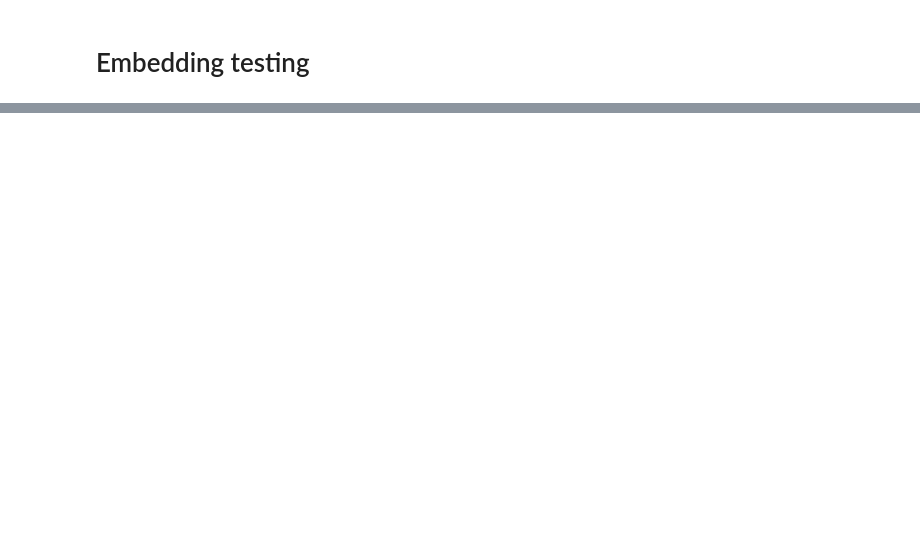
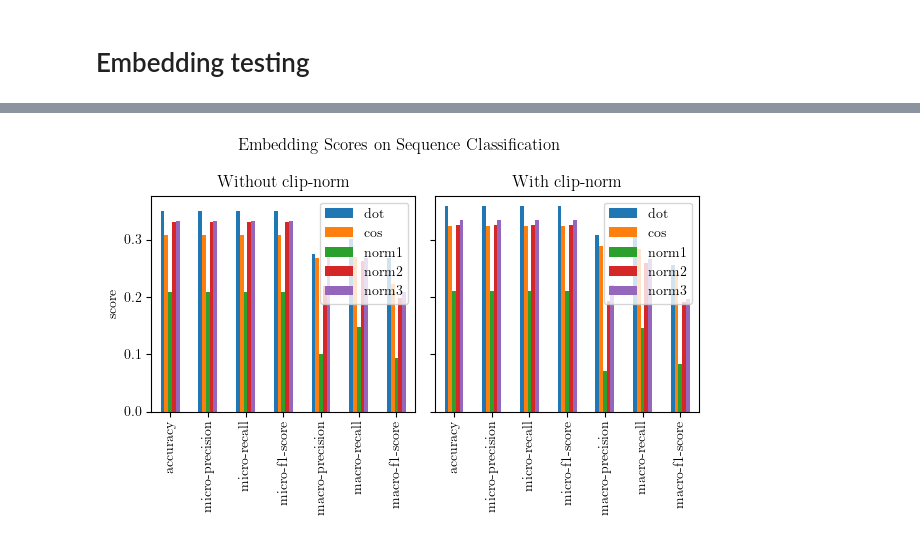
Before and after one commit to Burt360/word-embeddings, a Jupyter notebook: evaluate-results.ipynb, the cells around one changed output, grey strips where cells are left out. Cells and saved outputs as stored; diff of their text form; code cells hidden in the pictures; blank space fills up the shorter version.

```diff
--- a/evaluate-results.ipynb
+++ b/evaluate-results.ipynb
@@ -84,0 +128,21 @@ test_val_losses_df
+# %%
+fig, axs = plt.subplots(1, 2, sharey=True, figsize=(WIDTH, 4))
+
+ax = axs[0]
+test_stats_df.iloc[:5, :].T.plot.bar(ax=ax)
+ax.set_ylabel('score')
+ax.set_title('Without clip-norm')
+labels = ax.get_legend_handles_labels()[1]
+
+ax = axs[1]
+test_stats_df.iloc[5:, :].T.plot.bar(ax=ax)
+ax.set_title('With clip-norm')
+ax.legend(labels)
+
+fig.suptitle('Embedding Scores on Sequence Classification')
+fig.tight_layout()
+fig.show()
+
+fig.savefig('all-scores.pgf')
+# %% [output]
+[figure, added]
```
Also changed, not shown: parts of 16 cells of this notebook, 1 other file.
